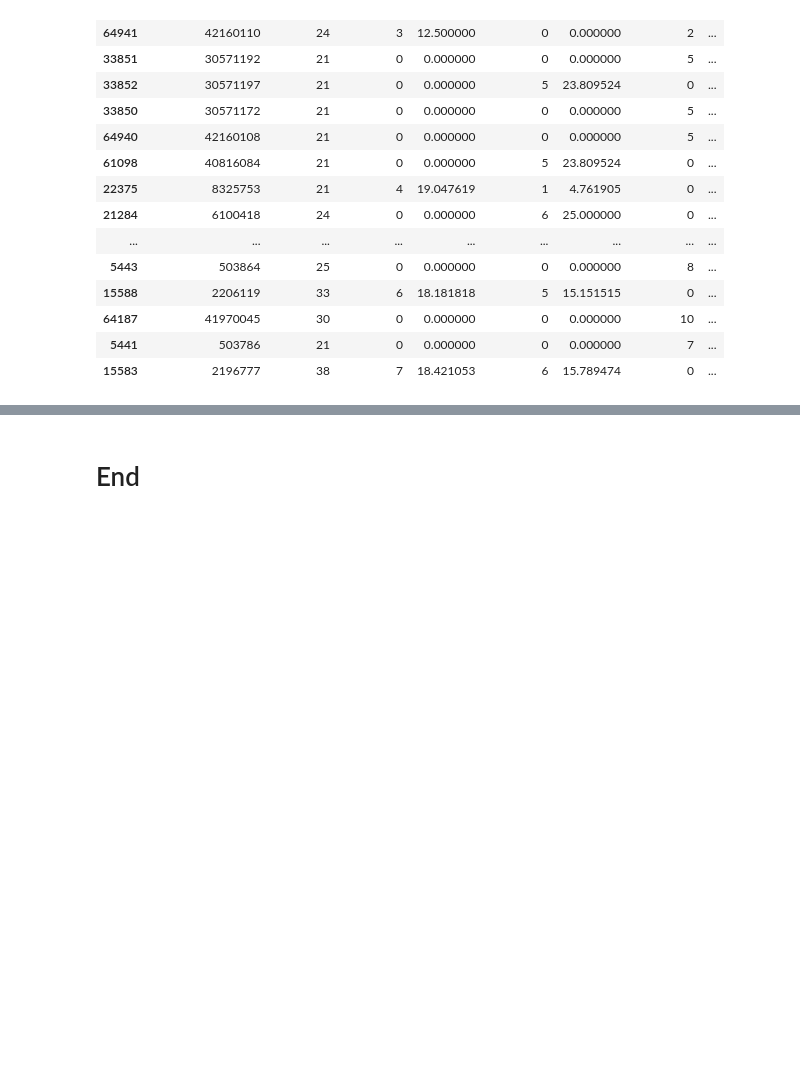
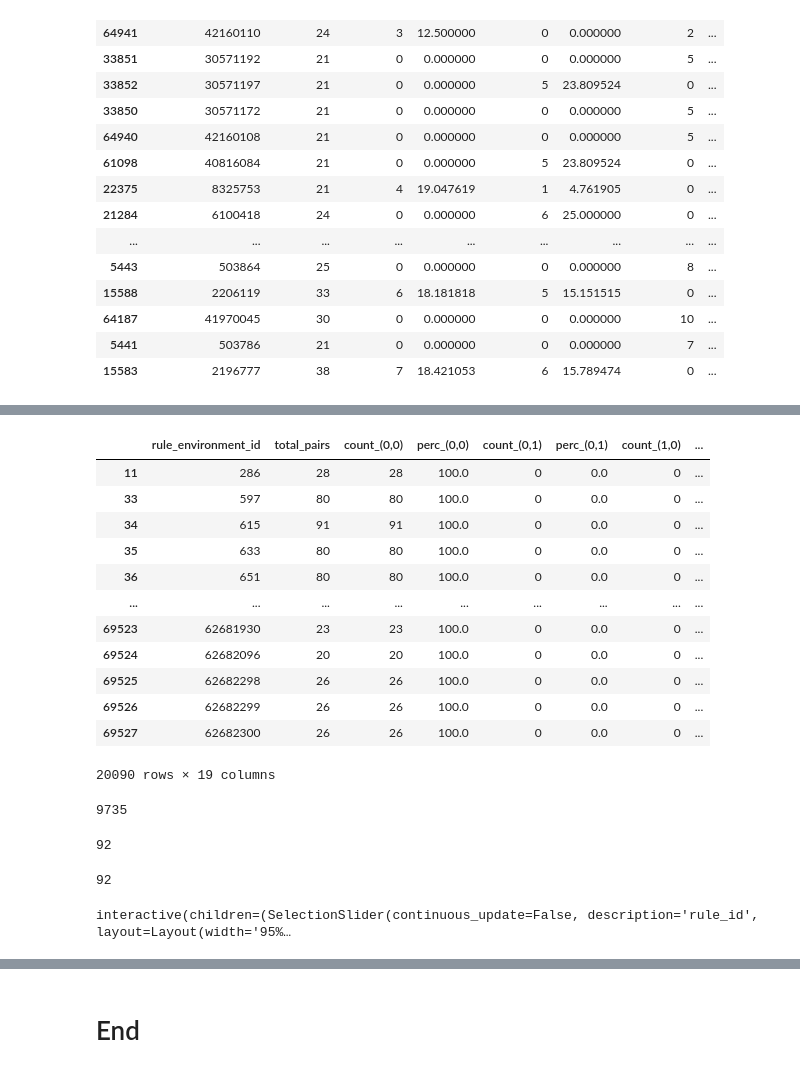
Before and after one commit to anya-chen/MMP_explore, a Jupyter notebook: hitdexter3_data_mmp.ipynb, the cells around one changed output, grey strips where cells are left out. Cells and saved outputs as stored; diff of their text form; code cells hidden in the pictures; blank space fills up the shorter version.

```diff
--- a/hitdexter3_data_mmp.ipynb
+++ b/hitdexter3_data_mmp.ipynb
@@ -535,3 +555,12 @@ df_env_stats = df_env_stats.merge(rule_env_to_env_fingerprint, on='rule_environm
+# %%
+# Add 'from_smiles', 'to_smiles', 'from_num_heavies', 'to_num_heavies', 'diff_num_heavies', 'num_attach_points'
+cols_to_add = [
+    'from_smiles', 'to_smiles',
+    'from_num_heavies', 'to_num_heavies', 'diff_num_heavies',
+    'num_attach_points'
+]
+rule_env_to_cols = df_pair_props.groupby('rule_environment_id')[cols_to_add].first().reset_index()
+df_env_stats = df_env_stats.merge(rule_env_to_cols, on='rule_environment_id', how='left')
 # %%
 # Rows where perc_(0,0) == 100
 perc_00_100 = df_env_stats[df_env_stats['perc_(0,0)'] == 100]
@@ -776,0 +818,29 @@ to_smiles: [*:1]c1ccccc1
+# %%
+perc_00_100
+# %% [output]
+|  | rule_environment_id | total_pairs | count_(0,0) | perc_(0,0) | count_(0,1) | perc_(0,1) | count_(1,0) | ... |
+| 11 | 286 | 28 | 28 | 100.0 | 0 | 0.0 | 0 | ... |
+| 33 | 597 | 80 | 80 | 100.0 | 0 | 0.0 | 0 | ... |
+| 34 | 615 | 91 | 91 | 100.0 | 0 | 0.0 | 0 | ... |
+| 35 | 633 | 80 | 80 | 100.0 | 0 | 0.0 | 0 | ... |
+| 36 | 651 | 80 | 80 | 100.0 | 0 | 0.0 | 0 | ... |
+| ... | ... | ... | ... | ... | ... | ... | ... | ... |
+| 69523 | 62681930 | 23 | 23 | 100.0 | 0 | 0.0 | 0 | ... |
+| 69524 | 62682096 | 20 | 20 | 100.0 | 0 | 0.0 | 0 | ... |
+| 69525 | 62682298 | 26 | 26 | 100.0 | 0 | 0.0 | 0 | ... |
+| 69526 | 62682299 | 26 | 26 | 100.0 | 0 | 0.0 | 0 | ... |
+| 69527 | 62682300 | 26 | 26 | 100.0 | 0 | 0.0 | 0 | ... |
+20090 rows × 19 columns
+# %%
+perc_00_100['rule_id'].nunique()
+# %% [output]
+9735
+# %%
+perc_00_100[perc_00_100["total_pairs"] >= 100]['rule_id'].nunique()
+# %% [output]
+92
+# %%
+display_rule_env_selector(perc_00_100[perc_00_100["total_pairs"] >= 100], df_pair_props)
+# %% [output]
+92
+interactive(children=(SelectionSlider(continuous_update=False, description='rule_id', layout=Layout(width='95%…
```
Also changed, not shown: parts of 42 cells of this notebook.
